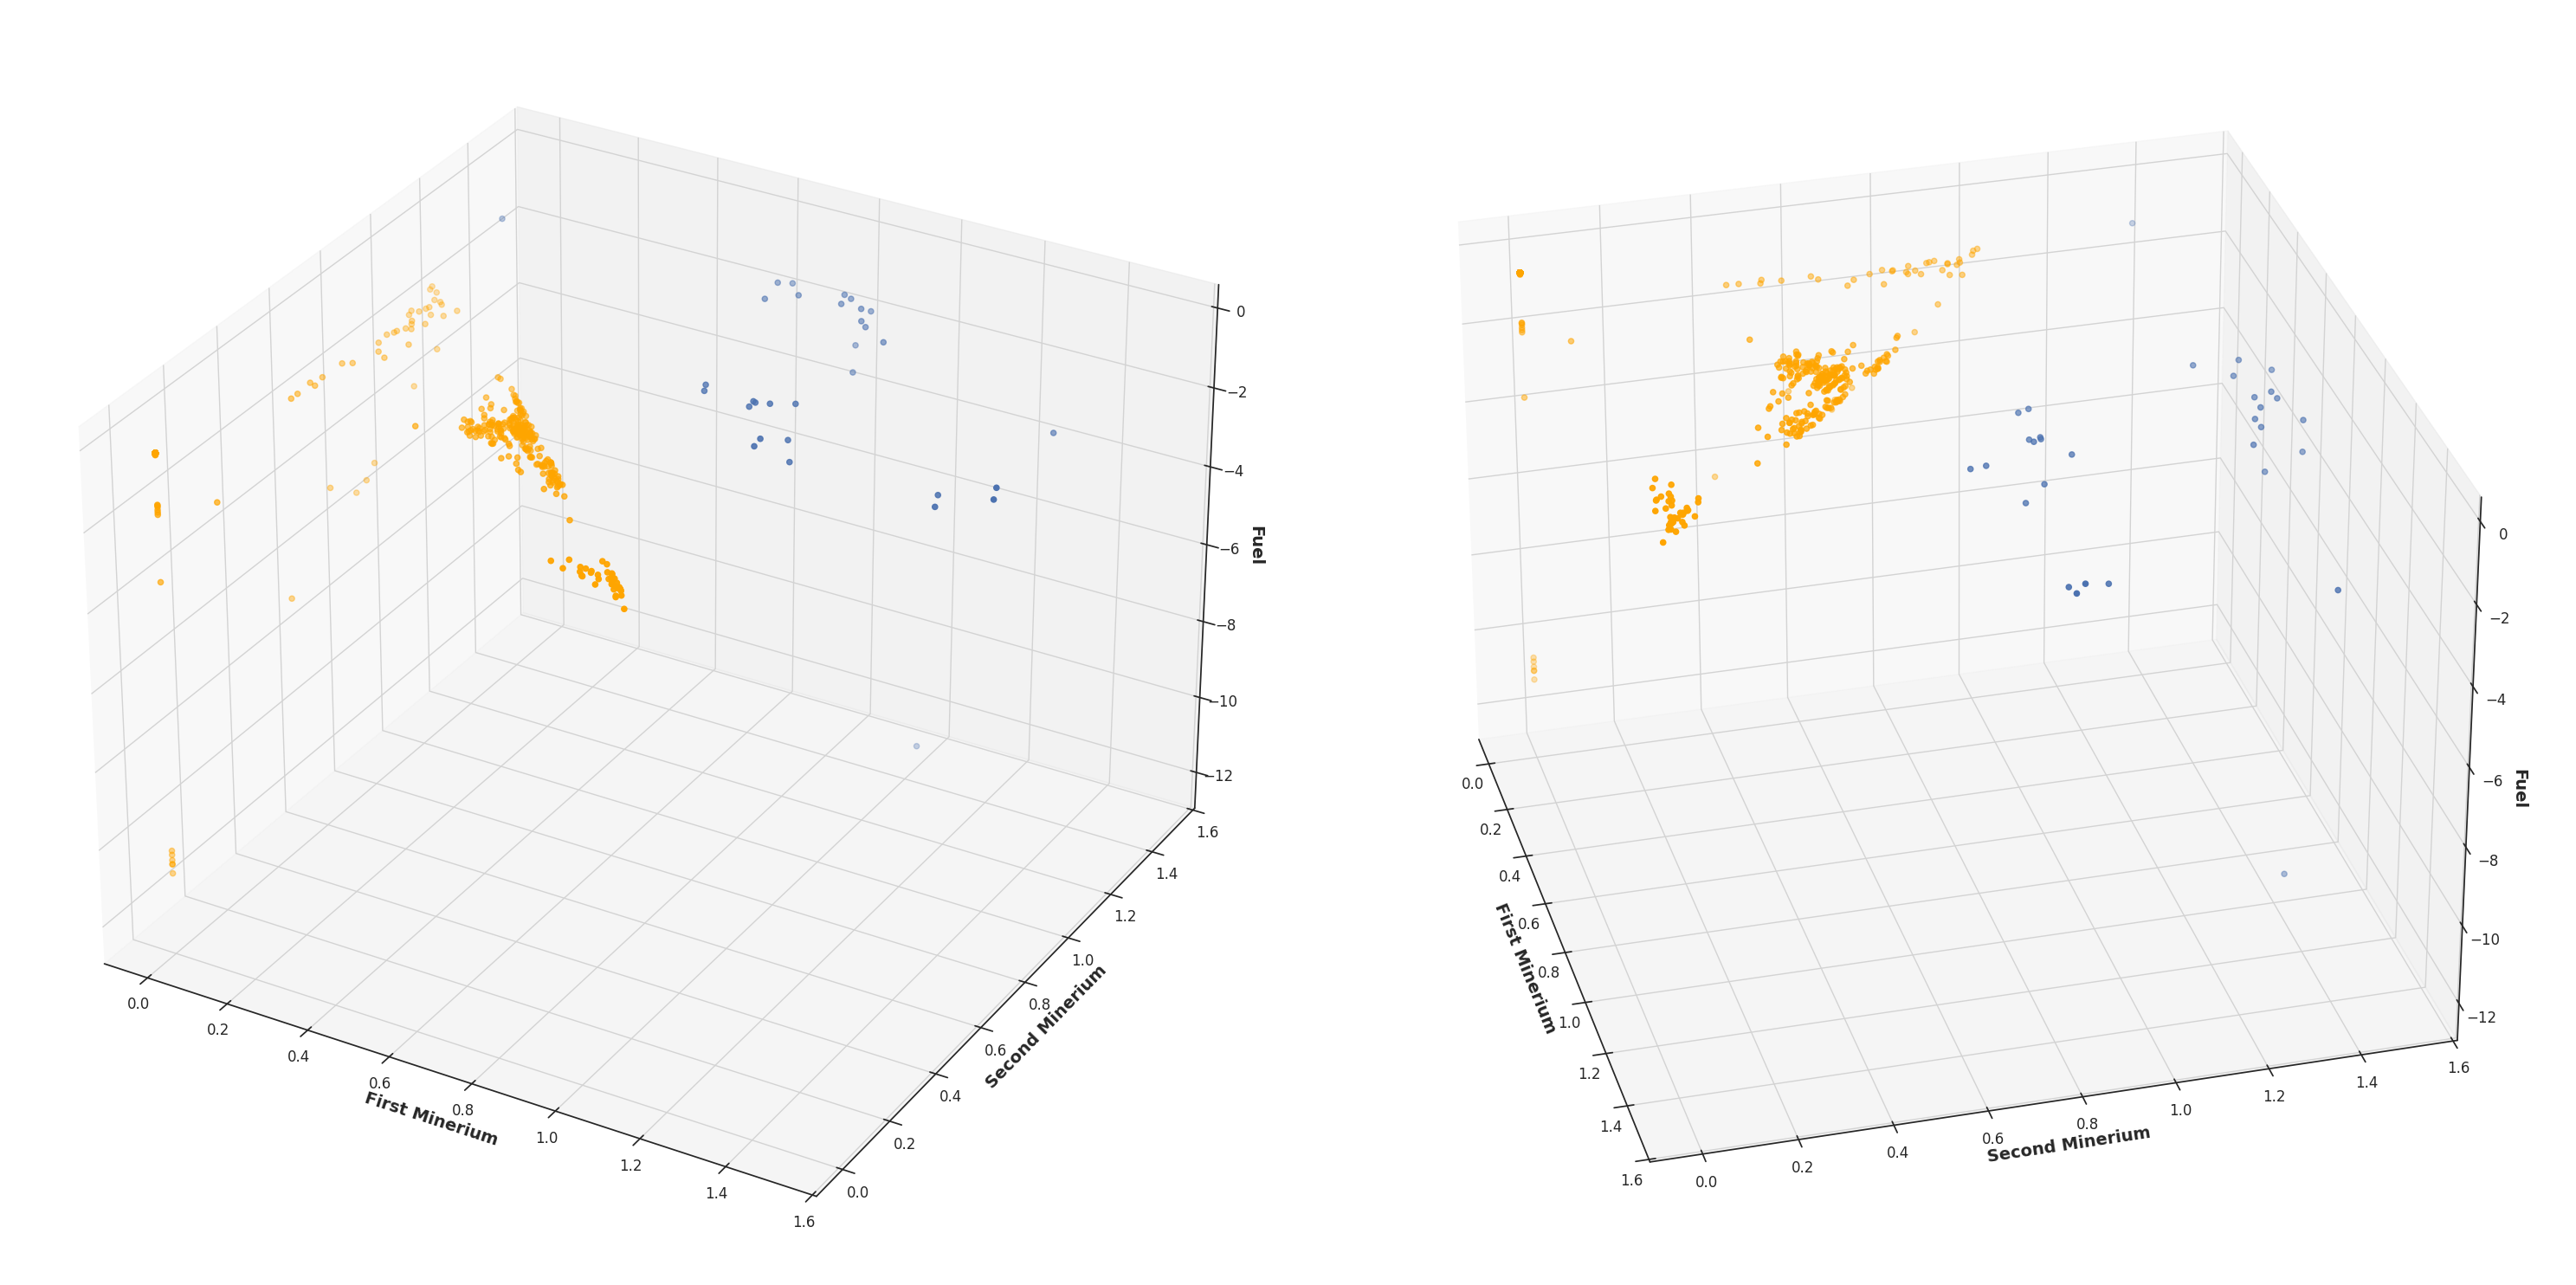
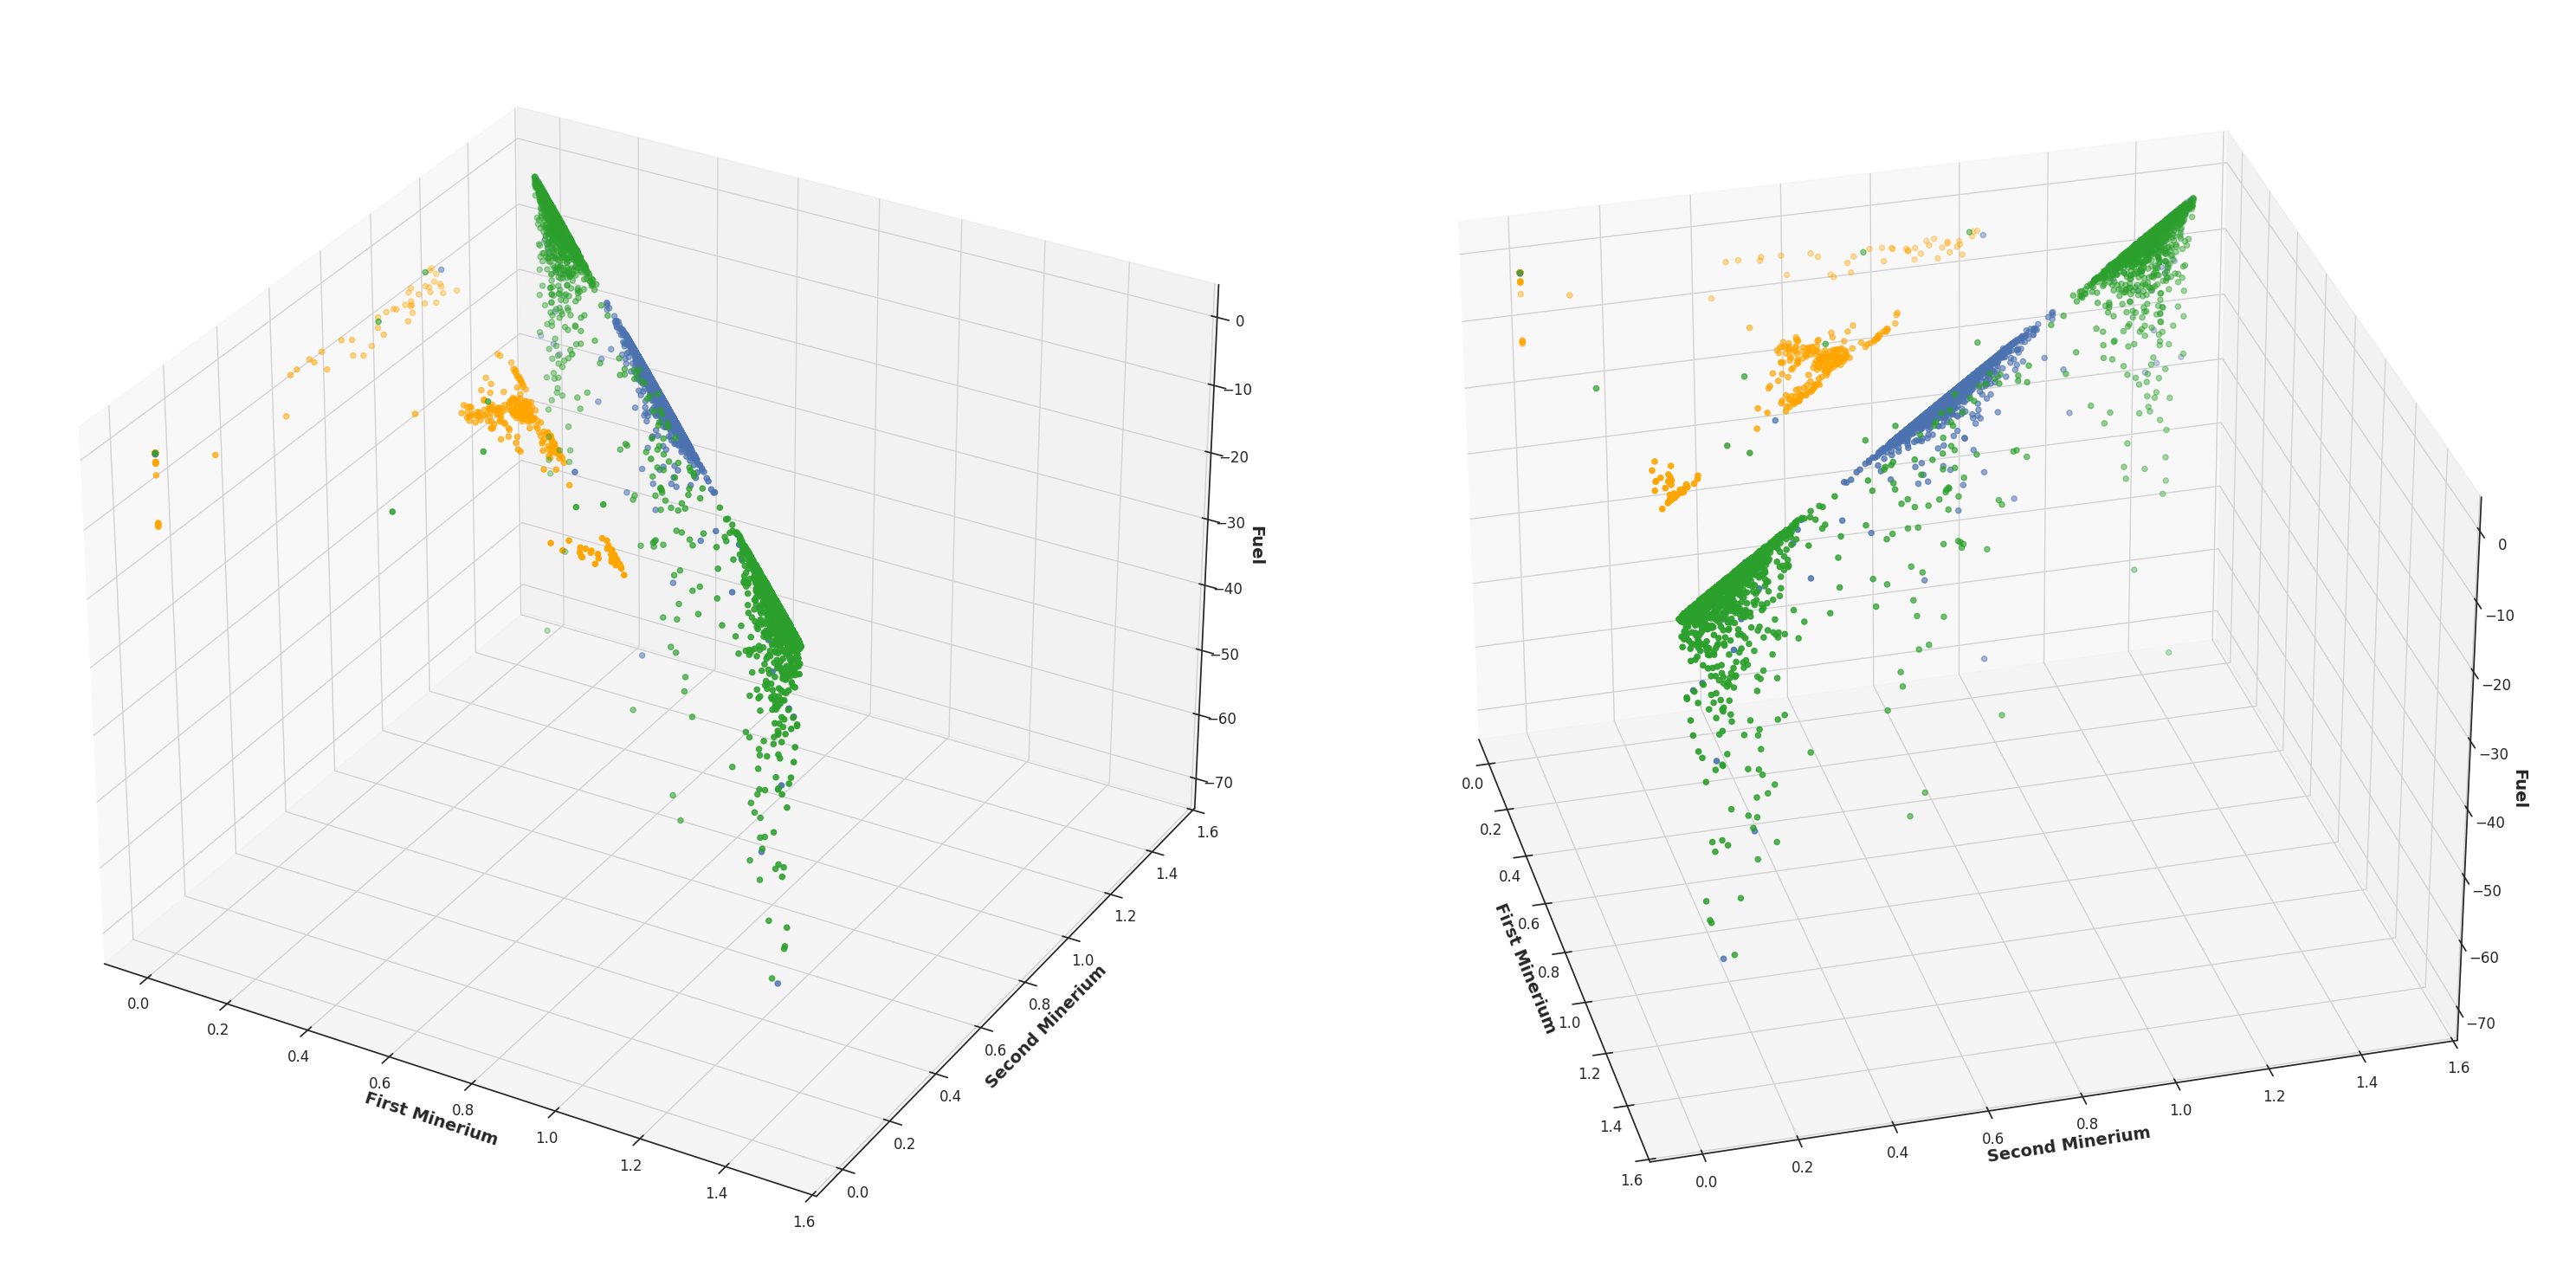
Unified diff of the notebook cell whose output changed from the first chart to the second:
--- before
+++ after
@@ -15,4 +15,13 @@
     marker="o",
     label="DyLam",
+)
+
+ax1.scatter(
+    dynmorl_pareto[:, 0],
+    dynmorl_pareto[:, 1],
+    dynmorl_pareto[:, 2],
+    c="tab:green",
+    marker="o",
+    label="DynMORL",
 )
 
@@ -44,4 +53,13 @@
 
 ax2.scatter(
+    dynmorl_pareto[:, 0],
+    dynmorl_pareto[:, 1],
+    dynmorl_pareto[:, 2],
+    c="tab:green",
+    marker="o",
+    label="DynMORL",
+)
+
+ax2.scatter(
     gpi_pareto["objective_1"],
     gpi_pareto["objective_2"],

Commit: FEAT: updates a lot of results